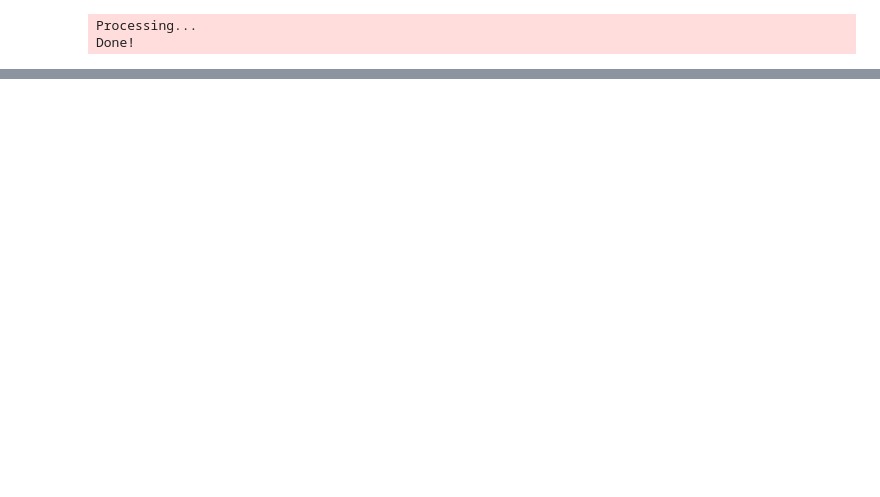
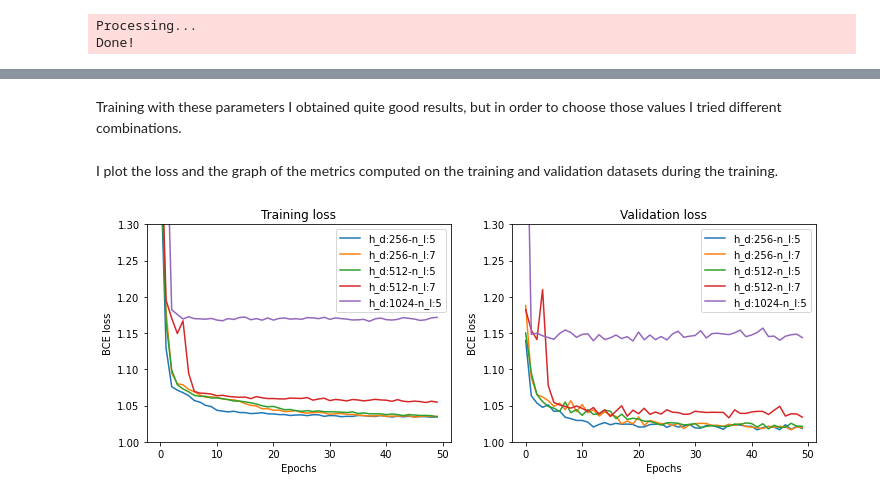
Before and after one commit to DanieleMorotti/Songs-recommendation-from-lyrics, a Jupyter notebook: songs_lyrics_GNN.ipynb, the cells around one changed output, grey strips where cells are left out. Drawn from its saved outputs; the diff is of its cells as text; code cells hidden in the pictures; blank space fills up the shorter version.

```diff
--- a/songs_lyrics_GNN.ipynb
+++ b/songs_lyrics_GNN.ipynb
@@ -293,5 +286,5 @@ TODO: add explanation about core graph
 # %%
-K = 30
+K = 42
 kcore = G.GetKCore(K)
 if kcore.Empty():
     raise Exception(f"No Core exists for K={K}")
@@ -785,0 +1000,11 @@ map
+# %%
+# Initialize the optimizer and train the model
+optimizer = torch.optim.Adam(
+            list(model.parameters())  +
+            list(predictor.parameters()), lr=0.001)
+
+scheduler = torch.optim.lr_scheduler.ReduceLROnPlateau(optimizer, 'min', factor=0.2, patience=10,
+                                                        threshold=0.0001)
+
+loss, val_loss = train(model, predictor, emb, adj_t, train_data, val_data, torch.nn.BCELoss(),
+                    optimizer, scheduler, 64 * 1024, 100, verbose=True)
@@ -785,0 +1025,2 @@ map
+# %% [markdown]
+Training with these parameters I obtained quite good results, but in order to choose those values I tried different combinations.
@@ -785,0 +1067,35 @@ map
+# %%
+h_dim = [256, 256, 512, 512, 1024]
+n_layer = [5, 7, 5, 7, 5]
+lr = [0.001, 0.001, 0.001, 0.001, 0.01]
+
+res_mult_train = check_train_parameters(h_dim, n_layer, lr, emb, adj_t, train_data, val_data, val_data)
+# %% [markdown]
+I plot the loss and the graph of the metrics computed on the training and validation datasets during the training.
+# %%
+import matplotlib.pyplot as plt
+
+def plot_losses(mod_results):
+    fig, axs = plt.subplots(1, 2, figsize=(12, 4))
+    for mod, values in mod_results.items():
+        axs[0].plot(values['train_loss'], label=f"h_d:{values['parameters']['hidden_dim']}-n_l:{values['parameters']['n_layers']}")
+
+    axs[0].set_title('Training loss')
+    axs[0].set_xlabel("Epochs")
+    axs[0].set_ylabel("BCE loss")
+    axs[0].legend(loc='upper right')
+    axs[0].set_ylim(1, 1.3)
+
+    for mod, values in mod_results.items():
+        axs[1].plot(values['val_loss'], label=f"h_d:{values['parameters']['hidden_dim']}-n_l:{values['parameters']['n_layers']}")
+
+    axs[1].set_title('Validation loss')
+    axs[1].set_xlabel("Epochs")
+    axs[1].set_ylabel("BCE loss")
+    axs[1].legend(loc='upper right')
+    axs[1].set_ylim(1, 1.3)
+    plt.show()
+
+plot_losses(res_mult_train)
+# %% [output]
+[figure, added]
```
Also changed, not shown: parts of 105 cells of this notebook, 1 other file.
